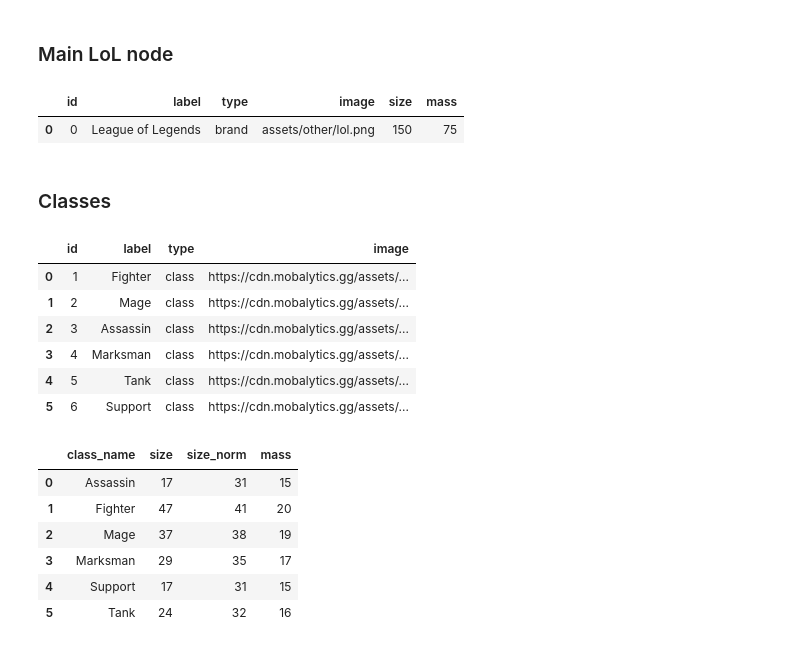
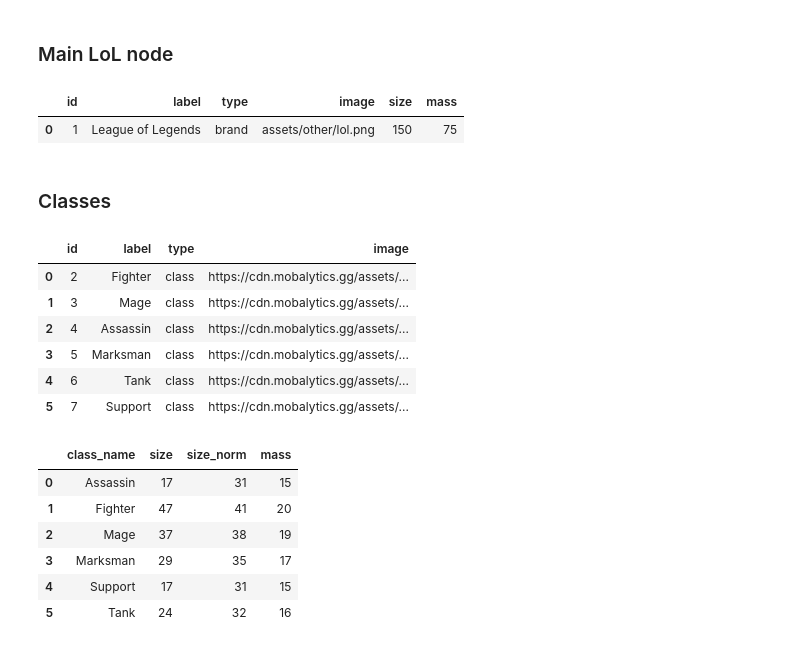
Before and after one commit to cyterat/lol-champs-network, a Jupyter notebook: python/prototype/lol-data-cleansing.ipynb, the cells around one changed output. Cells and saved outputs as stored; diff of their text form; code cells hidden in the pictures.

```diff
--- a/python/prototype/lol-data-cleansing.ipynb
+++ b/python/prototype/lol-data-cleansing.ipynb
@@ -668,6 +668,10 @@ df.sample(5)
 ## Nodes
 # %%
 NODES = pd.concat([
+    pd.DataFrame({
+        'label':['cyterat'],
+        'type':['dev'],
+    }),
     pd.DataFrame({
         'label':['League of Legends'],
         'type':['brand'],
@@ -712,17 +733,17 @@ df.head(1)
 # %%
 size=150
 nodes0 = pd.DataFrame({
-    'id': NODES.loc[0,'id'],
-    'label': NODES.loc[0,'label'],
-    'type': NODES.loc[0,'type'],
+    'id': NODES.loc[1,'id'],
+    'label': NODES.loc[1,'label'],
+    'type': NODES.loc[1,'type'],
     'image': ['assets/other/lol.png'],
     'size': size,
     'mass': int(size / 2)
 })
 nodes0
 # %% [output]
 |  | id | label | type | image | size | mass |
-| 0 | 0 | League of Legends | brand | assets/other/lol.png | 150 | 75 |
+| 0 | 1 | League of Legends | brand | assets/other/lol.png | 150 | 75 |
 # %% [markdown]
 ### Classes
 # %%
@@ -737,12 +758,12 @@ nodes1 = pd.merge(
 nodes1
 # %% [output]
 |  | id | label | type | image |
-| 0 | 1 | Fighter | class | https://cdn.mobalytics.gg/assets/... |
-| 1 | 2 | Mage | class | https://cdn.mobalytics.gg/assets/... |
-| 2 | 3 | Assassin | class | https://cdn.mobalytics.gg/assets/... |
-| 3 | 4 | Marksman | class | https://cdn.mobalytics.gg/assets/... |
-| 4 | 5 | Tank | class | https://cdn.mobalytics.gg/assets/... |
-| 5 | 6 | Support | class | https://cdn.mobalytics.gg/assets/... |
+| 0 | 2 | Fighter | class | https://cdn.mobalytics.gg/assets/... |
+| 1 | 3 | Mage | class | https://cdn.mobalytics.gg/assets/... |
+| 2 | 4 | Assassin | class | https://cdn.mobalytics.gg/assets/... |
+| 3 | 5 | Marksman | class | https://cdn.mobalytics.gg/assets/... |
+| 4 | 6 | Tank | class | https://cdn.mobalytics.gg/assets/... |
+| 5 | 7 | Support | class | https://cdn.mobalytics.gg/assets/... |
 # %%
 class_df = df.groupby(['class_name'], as_index=False).agg(size=('name', 'count'))
 class_df['size_norm'] = (class_df['size'].rank(method='dense')**1.5).astype('int')+30
```
Also changed, not shown: parts of 27 cells of this notebook, 7 other files.
